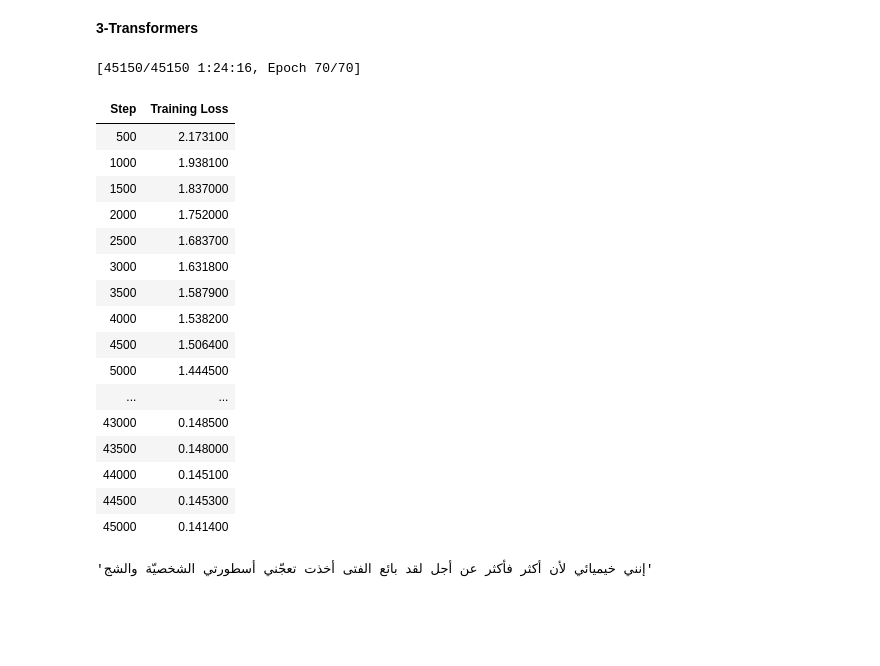
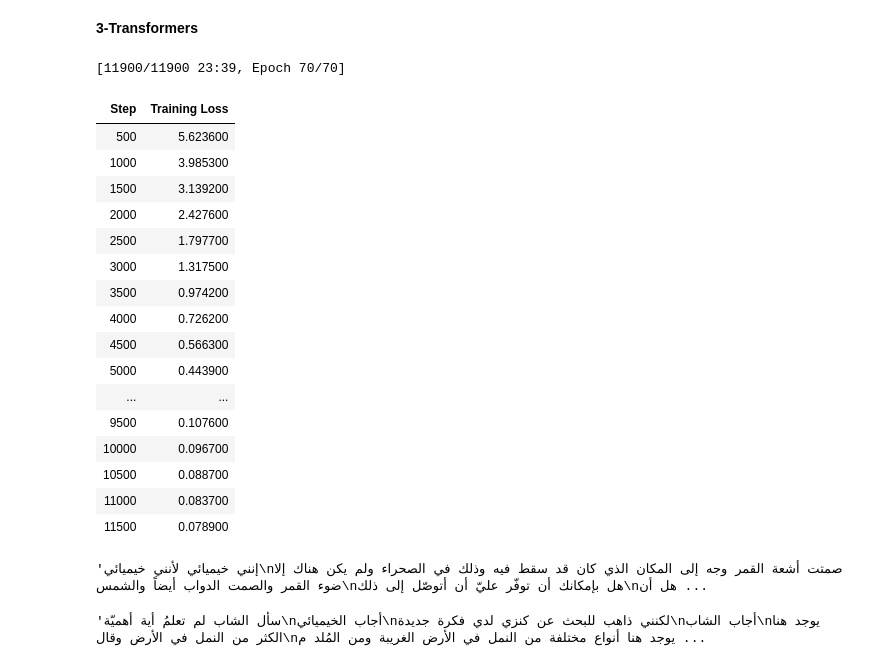
Before and after one commit to Osama-Anmar/Generating-Text, a Jupyter notebook: Arabic-Text-Generation/Generating_Arabic_Text.ipynb, the cells around one changed output. Cells and saved outputs as stored; diff of their text form; code cells hidden in the pictures; blank space fills up the shorter version.

```diff
--- a/Arabic-Text-Generation/Generating_Arabic_Text.ipynb
+++ b/Arabic-Text-Generation/Generating_Arabic_Text.ipynb
@@ -258,38 +258,42 @@ model_testing_char(text = 'أضاءت أشعة القمر ', number_of_chars = 2
 # %%
 # Transformers Model Name
 import torch
-model_name_ = 'gpt2'
+model_name_ = 'aubmindlab/aragpt2-base'
 # Model And Tokenizer For Transformers
 tokenizer, model = transformes_model(model_name_)
 # Data Used For Train Transformers
 train_dataset = load_dataset('Cleaned_Corpus.txt', tokenizer)
 # Convert Data Into Batches
 collator = data_collator(tokenizer)
 # Set Arguments For Train The Transformers
 train_args = train_arguments(epochs = 70)
 # Train The Transformers
 training_(model=model, training_args=train_args, collator = collator, data = train_dataset)
 # Save The Model
 save_model_tokenizer(model = model, tokenizer = tokenizer)
 # Testing The Transformers Model
-transformer_testing(input_text='إنني خيميائي ', tokenizer=tokenizer, model=model, text_normalization = text_normalization)
+transformer_testing(input_text='سأل الشاب: ', tokenizer=tokenizer, model=model, text_normalization = text_normalization)
 # %% [output]
-[45150/45150 1:24:16, Epoch 70/70]
+[11900/11900 23:39, Epoch 70/70]
 | Step | Training Loss |
-| 500 | 2.173100 |
-| 1000 | 1.938100 |
-| 1500 | 1.837000 |
-| 2000 | 1.752000 |
-| 2500 | 1.683700 |
-| 3000 | 1.631800 |
-| 3500 | 1.587900 |
-| 4000 | 1.538200 |
-| 4500 | 1.506400 |
-| 5000 | 1.444500 |
+| 500 | 5.623600 |
+| 1000 | 3.985300 |
+| 1500 | 3.139200 |
+| 2000 | 2.427600 |
+| 2500 | 1.797700 |
+| 3000 | 1.317500 |
+| 3500 | 0.974200 |
+| 4000 | 0.726200 |
+| 4500 | 0.566300 |
+| 5000 | 0.443900 |
 | ... | ... |
-| 43000 | 0.148500 |
-| 43500 | 0.148000 |
-| 44000 | 0.145100 |
-| 44500 | 0.145300 |
-| 45000 | 0.141400 |
+| 9500 | 0.107600 |
+| 10000 | 0.096700 |
+| 10500 | 0.088700 |
+| 11000 | 0.083700 |
+| 11500 | 0.078900 |
-'إنني خيميائي لأن أكثر فأكثر عن أجل لقد بائع الفتى أخذت تعجّني أسطورتي الشخصيّة والشج'
+'إنني خيميائي لأنني خيميائي\nصمتت أشعة القمر وجه إلى المكان الذي كان قد سقط فيه وذلك في الصحراء ولم يكن هناك إلا ضوء القمر والصمت الدواب أيضاً والشمس\nهل بإمكانك أن توفّر عليّ أن أتوصّل إلى ذلك\nهل أن ...
+# %%
+transformer_testing(input_text='سأل الشاب: ', tokenizer=tokenizer, model=model, text_normalization = text_normalization)
+# %% [output]
+'سأل الشاب لم تعلمُ أية أهميّة\nأجاب الخيميائي\nلكنني ذاهب للبحث عن كنزي لدي فكرة جديدة\nأجاب الشاب\nيوجد هنا الكثر من النمل في الأرض وقال\nيوجد هنا أنواع مختلفة من النمل في الأرض الغريبة ومن المُلد م ...
```
